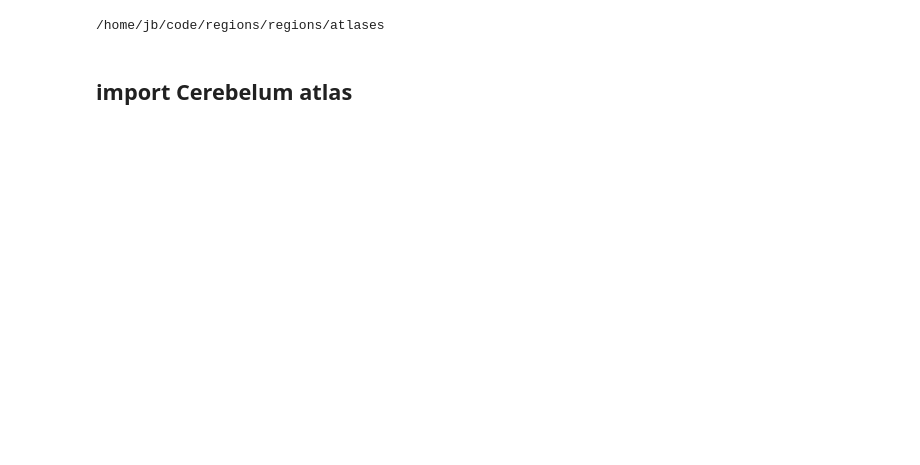
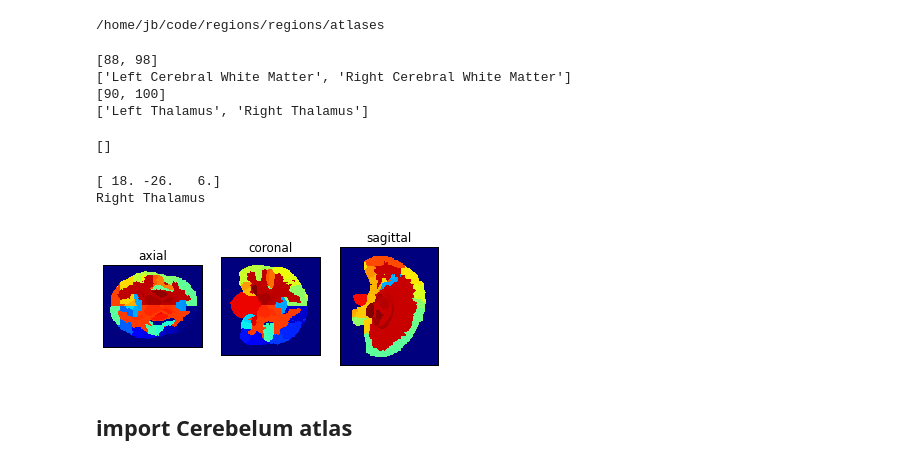
Before and after one commit to jbpoline/regions, a Jupyter notebook: regions/construct_atlas.ipynb, the cells around one changed output. Cells and saved outputs as stored; diff of their text form; code cells hidden in the pictures; blank space fills up the shorter version.

```diff
--- a/regions/construct_atlas.ipynb
+++ b/regions/construct_atlas.ipynb
@@ -377,2 +425,38 @@ Cl.writefile(osp.join(IMGDIR, 'cortical_subcortical2mm'), force=1)
 # %%
 Cl.parcellate()
+# %%
+#print Cl.labels[10:15]
+whitematteridx = Cl.searchin('[Ww]hite', regex=True)
+print whitematteridx
+print [Cl.labels[i] for i in whitematteridx]
+thalami = Cl.searchin('[Tt]halam', regex=True)
+print thalami
+print [Cl.labels[i] for i in thalami]
+# %% [output]
+[88, 98]
+['Left Cerebral White Matter', 'Right Cerebral White Matter']
+[90, 100]
+['Left Thalamus', 'Right Thalamus']
+# %%
+print Cl.find_zero_rois()
+# %% [output]
+[]
+# %%
+roi = thalami[1]
+x,y,z = Cl.max_rois_pos(roi)
+print Cl.affine.dot(np.asarray([x,y,z,1]))[:3]
+print Cl.labels[roi]
+
+pos = [[x, slice(None), slice(None)],
+       [slice(None), y, slice(None)],
+       [slice(None), slice(None), z]]
+
+titles = ["sagittal", "coronal", "axial"]
+# print [k for k in plt.cm.datad.keys() if not k.endswith('_r')]
+
+#plt.imshow(labels_cort[pos], cmap="flag", interpolation="nearest")
+show_imgs([Cl.parcellation]*3, pos[::-1], cmap="jet", titles=titles[::-1])
+# %% [output]
+[ 18. -26.   6.]
+Right Thalamus
+[figure, added]
```
Also changed, not shown: parts of 50 cells of this notebook.
